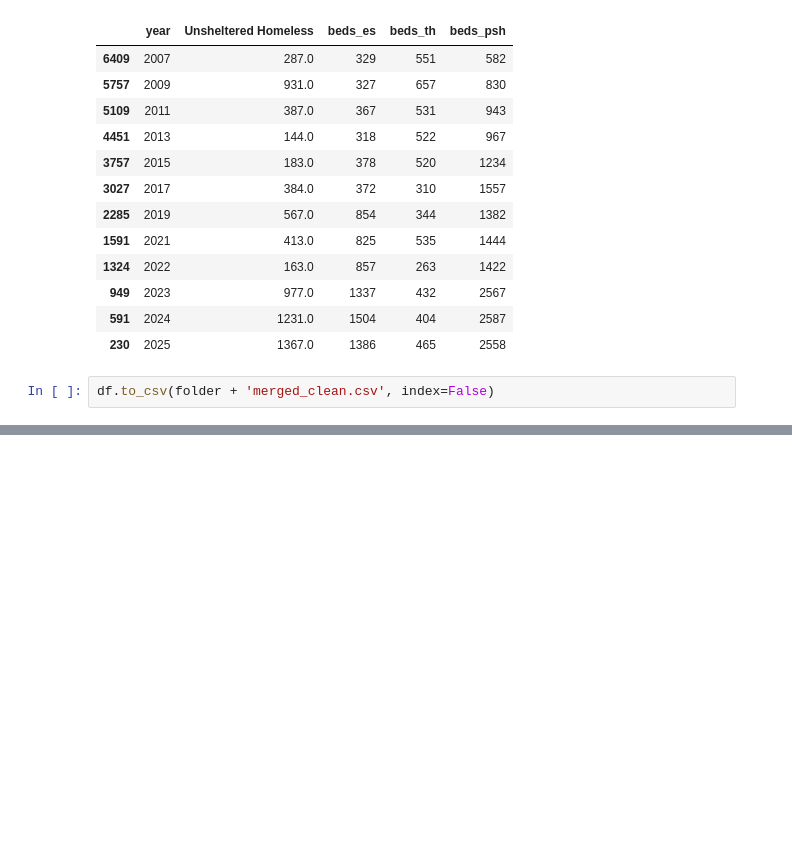
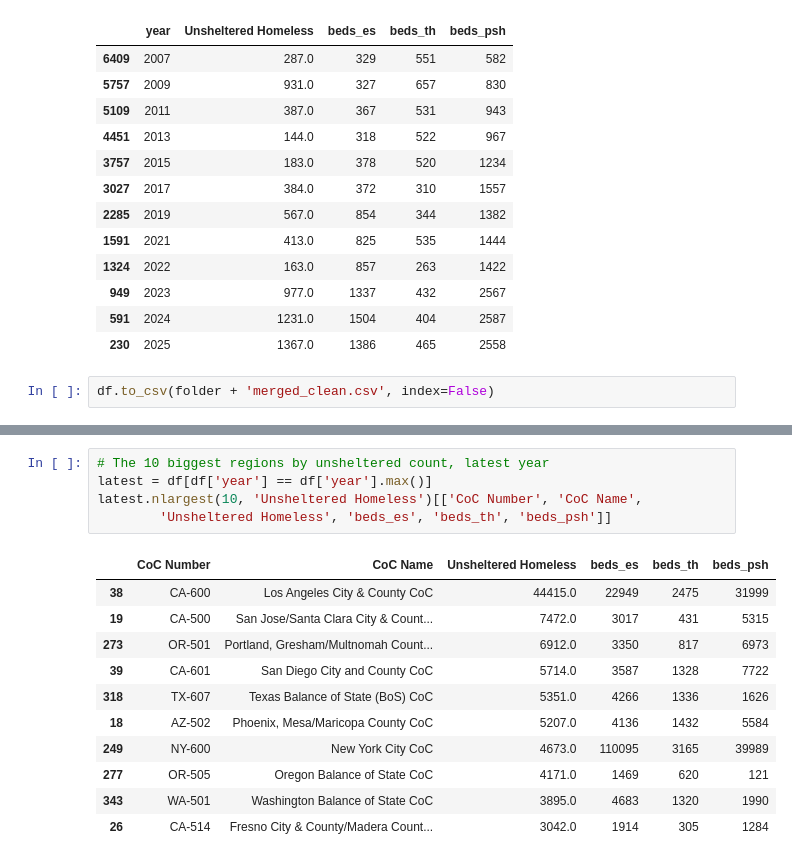
Before and after one commit to hmsealy/Capstone-Data-science-Class-, a Jupyter notebook: homeless.ipynb, the cells around one changed output, grey strips where cells are left out. Cells and saved outputs as stored; diff of their text form; blank space fills up the shorter version.

```diff
--- a/homeless.ipynb
+++ b/homeless.ipynb
@@ -725,0 +774,17 @@ df.to_csv(folder + 'merged_clean.csv', index=False)
+# %%
+# The 10 biggest regions by unsheltered count, latest year
+latest = df[df['year'] == df['year'].max()]
+latest.nlargest(10, 'Unsheltered Homeless')[['CoC Number', 'CoC Name',
+        'Unsheltered Homeless', 'beds_es', 'beds_th', 'beds_psh']]
+# %% [output]
+|  | CoC Number | CoC Name | Unsheltered Homeless | beds_es | beds_th | beds_psh |
+| 38 | CA-600 | Los Angeles City & County CoC | 44415.0 | 22949 | 2475 | 31999 |
+| 19 | CA-500 | San Jose/Santa Clara City & Count... | 7472.0 | 3017 | 431 | 5315 |
+| 273 | OR-501 | Portland, Gresham/Multnomah Count... | 6912.0 | 3350 | 817 | 6973 |
+| 39 | CA-601 | San Diego City and County CoC | 5714.0 | 3587 | 1328 | 7722 |
+| 318 | TX-607 | Texas Balance of State (BoS) CoC | 5351.0 | 4266 | 1336 | 1626 |
+| 18 | AZ-502 | Phoenix, Mesa/Maricopa County CoC | 5207.0 | 4136 | 1432 | 5584 |
+| 249 | NY-600 | New York City CoC | 4673.0 | 110095 | 3165 | 39989 |
+| 277 | OR-505 | Oregon Balance of State CoC | 4171.0 | 1469 | 620 | 121 |
+| 343 | WA-501 | Washington Balance of State CoC | 3895.0 | 4683 | 1320 | 1990 |
+| 26 | CA-514 | Fresno City & County/Madera Count... | 3042.0 | 1914 | 305 | 1284 |
```
Also changed, not shown: parts of 5 cells of this notebook.
